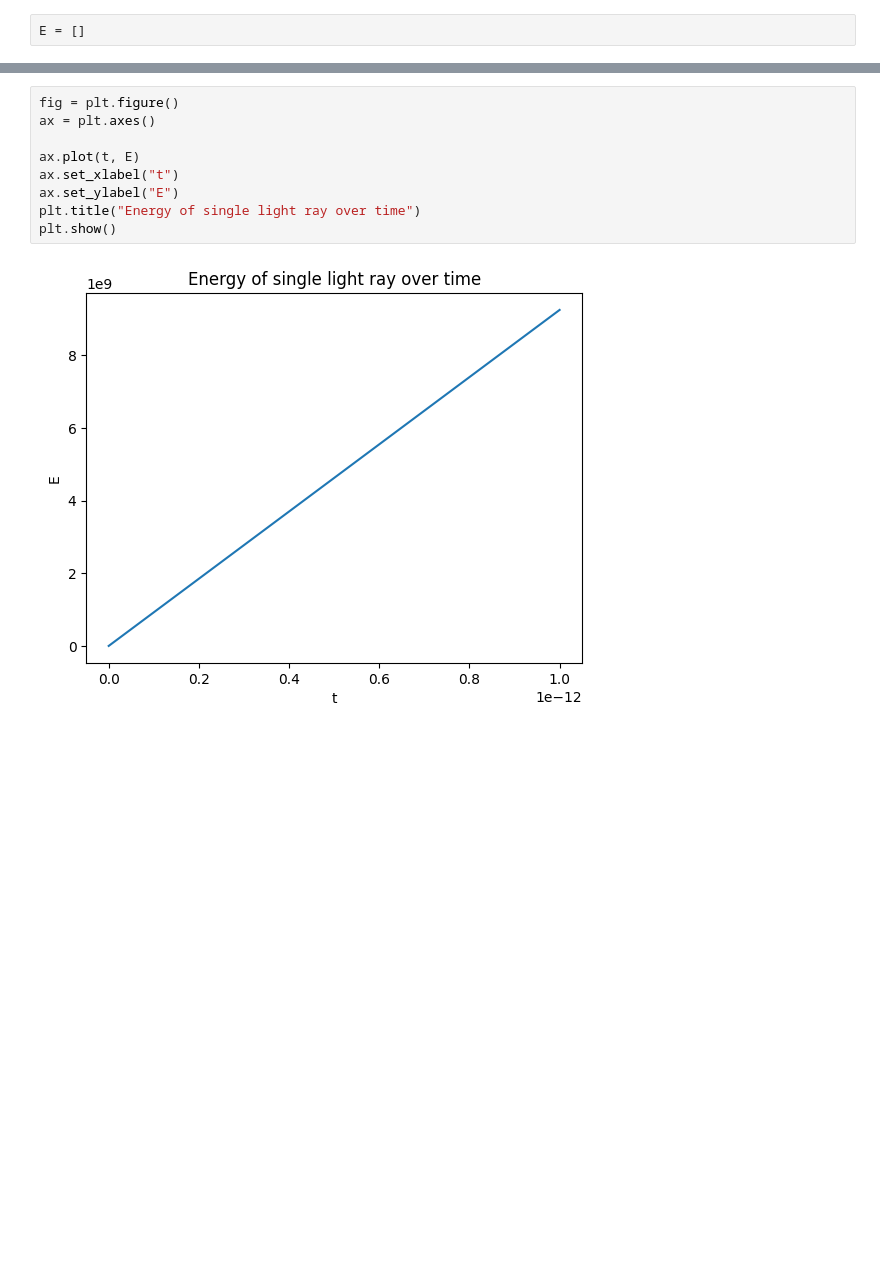
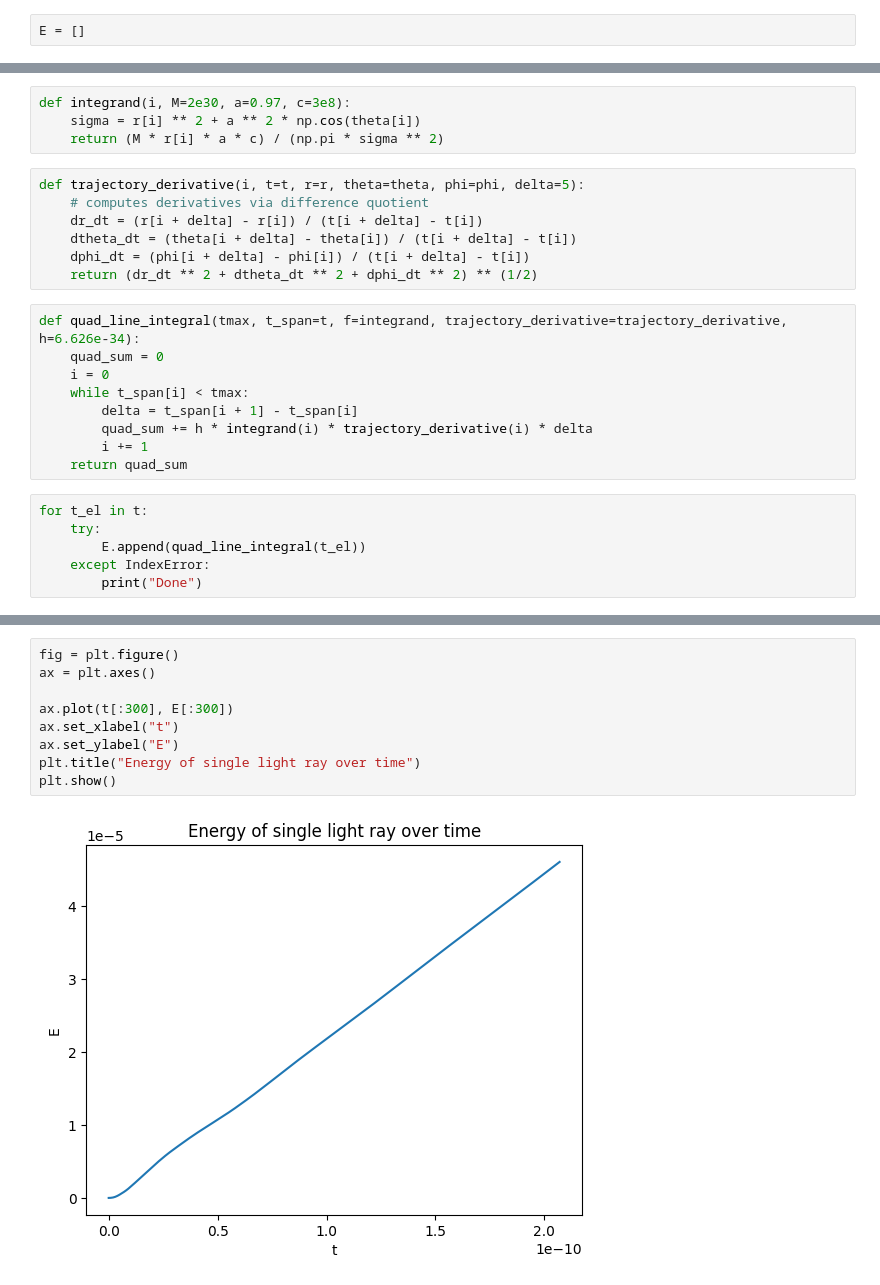
Before and after one commit to elaraproject/elara-bh, a Jupyter notebook: reactor-simulation.ipynb, the cells around one changed output, grey strips where cells are left out. Saved outputs shown, nothing was run; the diff lists cells and outputs as text; blank space fills up the shorter version.

```diff
--- a/reactor-simulation.ipynb
+++ b/reactor-simulation.ipynb
@@ -350,0 +311,26 @@ for i in range(len(x_sol)):
+# %%
+def integrand(i, M=2e30, a=0.97, c=3e8):
+    sigma = r[i] ** 2 + a ** 2 * np.cos(theta[i])
+    return (M * r[i] * a * c) / (np.pi * sigma ** 2)
+# %%
+def trajectory_derivative(i, t=t, r=r, theta=theta, phi=phi, delta=5):
+    # computes derivatives via difference quotient
+    dr_dt = (r[i + delta] - r[i]) / (t[i + delta] - t[i])
+    dtheta_dt = (theta[i + delta] - theta[i]) / (t[i + delta] - t[i])
+    dphi_dt = (phi[i + delta] - phi[i]) / (t[i + delta] - t[i])
+    return (dr_dt ** 2 + dtheta_dt ** 2 + dphi_dt ** 2) ** (1/2)
+# %%
+def quad_line_integral(tmax, t_span=t, f=integrand, trajectory_derivative=trajectory_derivative, h=6.626e-34):
+    quad_sum = 0
+    i = 0
+    while t_span[i] < tmax:
+        delta = t_span[i + 1] - t_span[i]
+        quad_sum += h * integrand(i) * trajectory_derivative(i) * delta
+        i += 1
+    return quad_sum
+# %%
+for t_el in t:
+    try:
+        E.append(quad_line_integral(t_el))
+    except IndexError:
+        print("Done")
@@ -351,11 +342,11 @@ for i in range(len(x_sol)):
 # %%
 fig = plt.figure()
 ax = plt.axes()
 
-ax.plot(t, E)
+ax.plot(t[:300], E[:300])
 ax.set_xlabel("t")
 ax.set_ylabel("E")
 plt.title("Energy of single light ray over time")
 plt.show()
 # %% [output]
-[figure, old version]
+[figure, new version]
```
Also changed, not shown: parts of 13 cells of this notebook.
